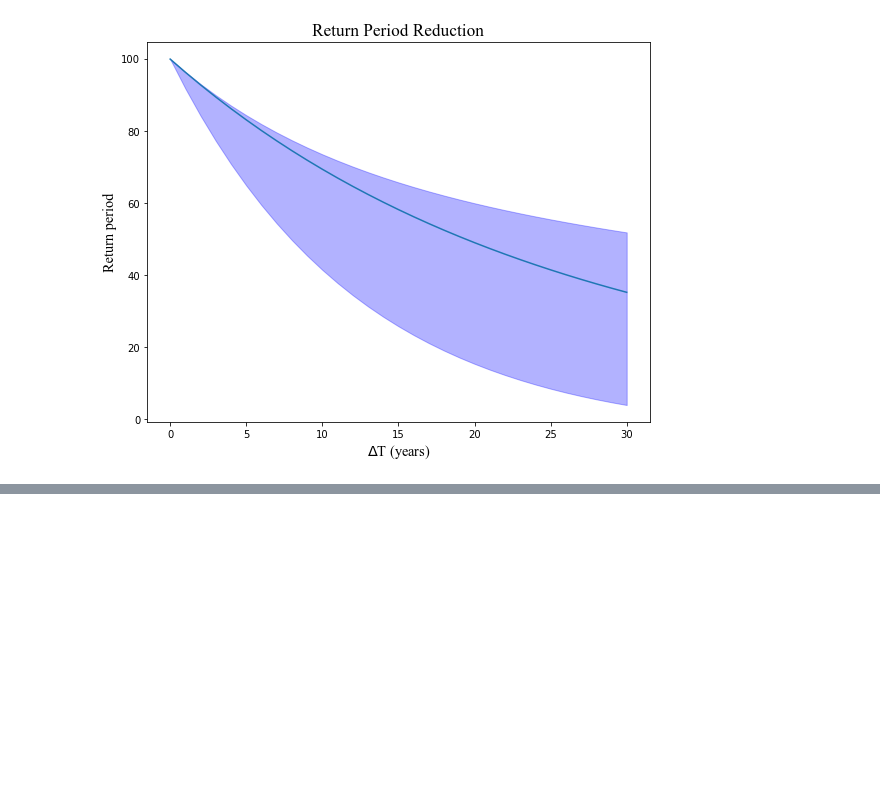
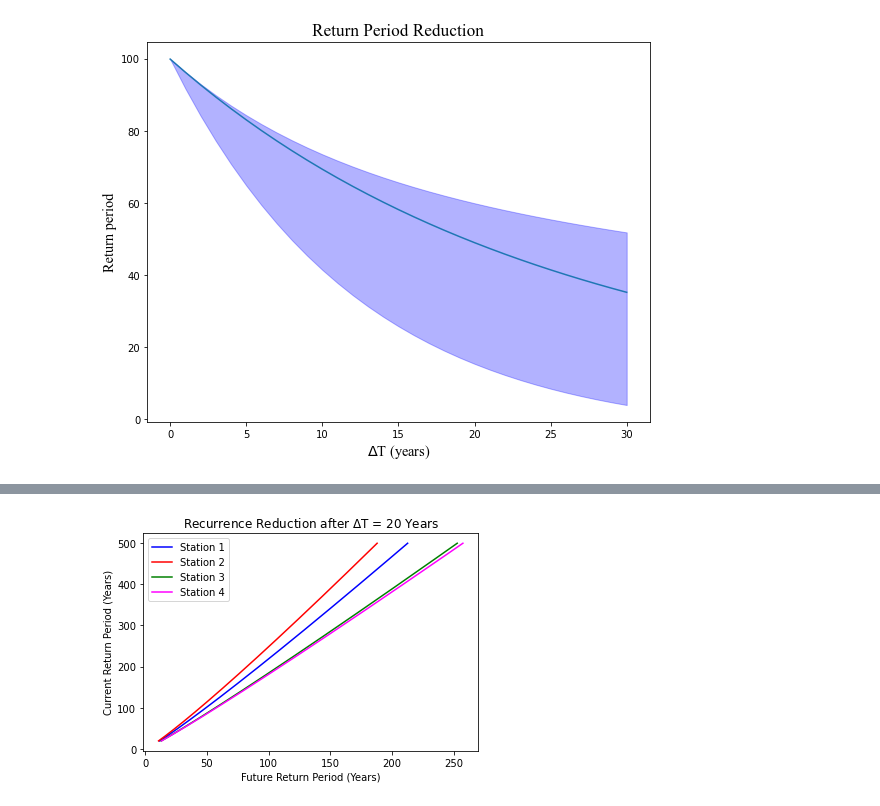
Before and after one commit to aviral-ag/Frequency-Analysis-of-Non-Stationary-Hydrological-Extremes-in-Northern-Ohio-, a Jupyter notebook: Vogel.ipynb, the cells around one changed output, grey strips where cells are left out. Cells and saved outputs as stored; diff of their text form; code cells hidden in the pictures; blank space fills up the shorter version.

```diff
--- a/Vogel.ipynb
+++ b/Vogel.ipynb
@@ -232,21 +239,24 @@ plt.savefig('Tf_delT_100200.png')
 # %%
 ###Subplots
 delta_T=20
 plt.figure(figsize= [6, 4])
 for s in range(len(Stations)):
     data = pd.read_csv(Stations[s])
     maxP, years = cf.annual_max(data)
     lnmaxP = np.log(maxP)
     ybar,std, skew = cf.findmoments(lnmaxP)
     m, beta, CI = fit_exp(maxP, years, 100)
     return_periods = np.arange(20,500)
     mag_f, T_f = vogel_results(beta,delta_T, return_periods,std) #
-    plt.plot(T_f,return_periods,color = st_color[s])
+    plt.plot(T_f,return_periods,color = st_color[s],label='Station '+ str(s+1))
 
 plt.title('Recurrence Reduction after '+ r'$\Delta$T = '+str(delta_T)+' Years')
 plt.xlabel('Future Return Period (Years)')
 plt.ylabel('Current Return Period (Years)')
+plt.legend()
 plt.savefig('Tf_To_delT10years.png')
+# %% [output]
+[figure, added]
 # %%
 ## Recurrence Reduction for 100-year flood
 
```
Also changed, not shown: parts of 5 cells of this notebook, 2 other files.
